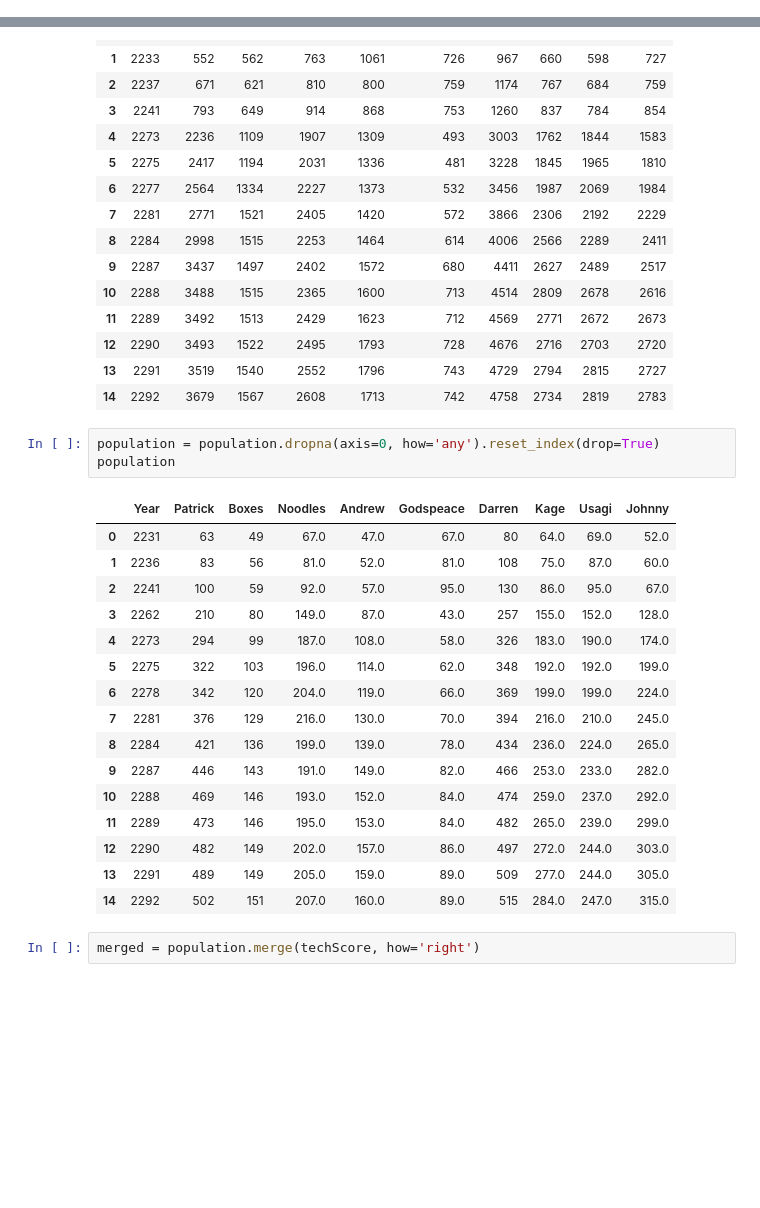
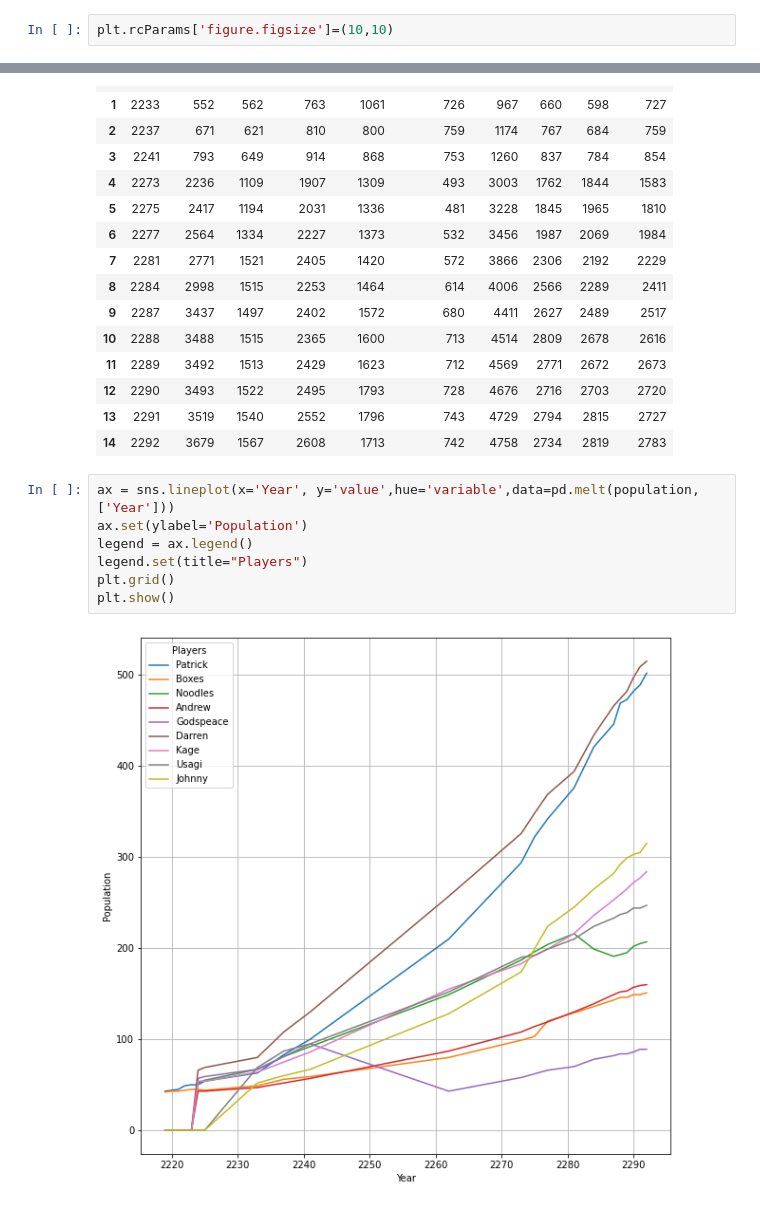
Before and after one commit to raccoonist/StellarisGamesStatistics, a Jupyter notebook: Game 3/Statistics.ipynb, the cells around one changed output, grey strips where cells are left out. Saved outputs shown, nothing was run; the diff lists cells and outputs as text; blank space fills up the shorter version.

Commit message:
Plots

```diff
--- a/Game 3/Statistics.ipynb
+++ b/Game 3/Statistics.ipynb
@@ -7,3 +8,5 @@ import numpy as np
+# %%
+plt.rcParams['figure.figsize']=(10,10)
 # %%
 # file paths
 populationPath = "data/population.csv"
@@ -72,25 +75,12 @@ economyScore
 | 12 | 2290 | 3493 | 1522 | 2495 | 1793 | 728 | 4676 | 2716 | 2703 | 2720 |
 | 13 | 2291 | 3519 | 1540 | 2552 | 1796 | 743 | 4729 | 2794 | 2815 | 2727 |
 | 14 | 2292 | 3679 | 1567 | 2608 | 1713 | 742 | 4758 | 2734 | 2819 | 2783 |
-# %%
-population = population.dropna(axis=0, how='any').reset_index(drop=True)
-population
-# %% [output]
-|  | Year | Patrick | Boxes | Noodles | Andrew | Godspeace | Darren | Kage | Usagi | Johnny |
-| 0 | 2231 | 63 | 49 | 67.0 | 47.0 | 67.0 | 80 | 64.0 | 69.0 | 52.0 |
-| 1 | 2236 | 83 | 56 | 81.0 | 52.0 | 81.0 | 108 | 75.0 | 87.0 | 60.0 |
-| 2 | 2241 | 100 | 59 | 92.0 | 57.0 | 95.0 | 130 | 86.0 | 95.0 | 67.0 |
-| 3 | 2262 | 210 | 80 | 149.0 | 87.0 | 43.0 | 257 | 155.0 | 152.0 | 128.0 |
-| 4 | 2273 | 294 | 99 | 187.0 | 108.0 | 58.0 | 326 | 183.0 | 190.0 | 174.0 |
-| 5 | 2275 | 322 | 103 | 196.0 | 114.0 | 62.0 | 348 | 192.0 | 192.0 | 199.0 |
-| 6 | 2278 | 342 | 120 | 204.0 | 119.0 | 66.0 | 369 | 199.0 | 199.0 | 224.0 |
-| 7 | 2281 | 376 | 129 | 216.0 | 130.0 | 70.0 | 394 | 216.0 | 210.0 | 245.0 |
-| 8 | 2284 | 421 | 136 | 199.0 | 139.0 | 78.0 | 434 | 236.0 | 224.0 | 265.0 |
-| 9 | 2287 | 446 | 143 | 191.0 | 149.0 | 82.0 | 466 | 253.0 | 233.0 | 282.0 |
-| 10 | 2288 | 469 | 146 | 193.0 | 152.0 | 84.0 | 474 | 259.0 | 237.0 | 292.0 |
-| 11 | 2289 | 473 | 146 | 195.0 | 153.0 | 84.0 | 482 | 265.0 | 239.0 | 299.0 |
-| 12 | 2290 | 482 | 149 | 202.0 | 157.0 | 86.0 | 497 | 272.0 | 244.0 | 303.0 |
-| 13 | 2291 | 489 | 149 | 205.0 | 159.0 | 89.0 | 509 | 277.0 | 244.0 | 305.0 |
-| 14 | 2292 | 502 | 151 | 207.0 | 160.0 | 89.0 | 515 | 284.0 | 247.0 | 315.0 |
-# %%
-merged = population.merge(techScore, how='right')
+# %%
+ax = sns.lineplot(x='Year', y='value',hue='variable',data=pd.melt(population, ['Year']))
+ax.set(ylabel='Population')
+legend = ax.legend()
+legend.set(title="Players")
+plt.grid()
+plt.show()
+# %% [output]
+[figure, added]
```
Also changed, not shown: parts of 6 cells of this notebook, 1 other file.
